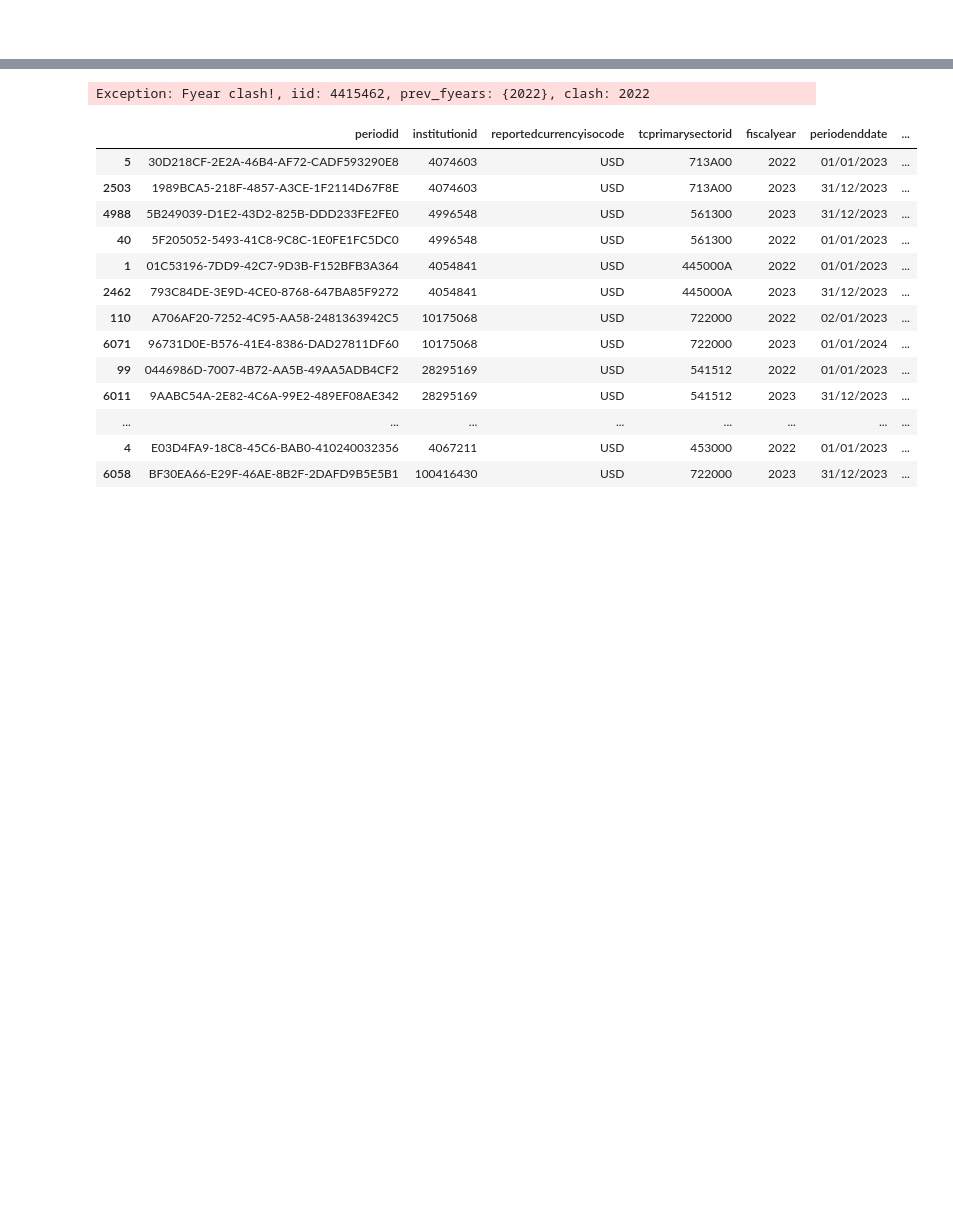
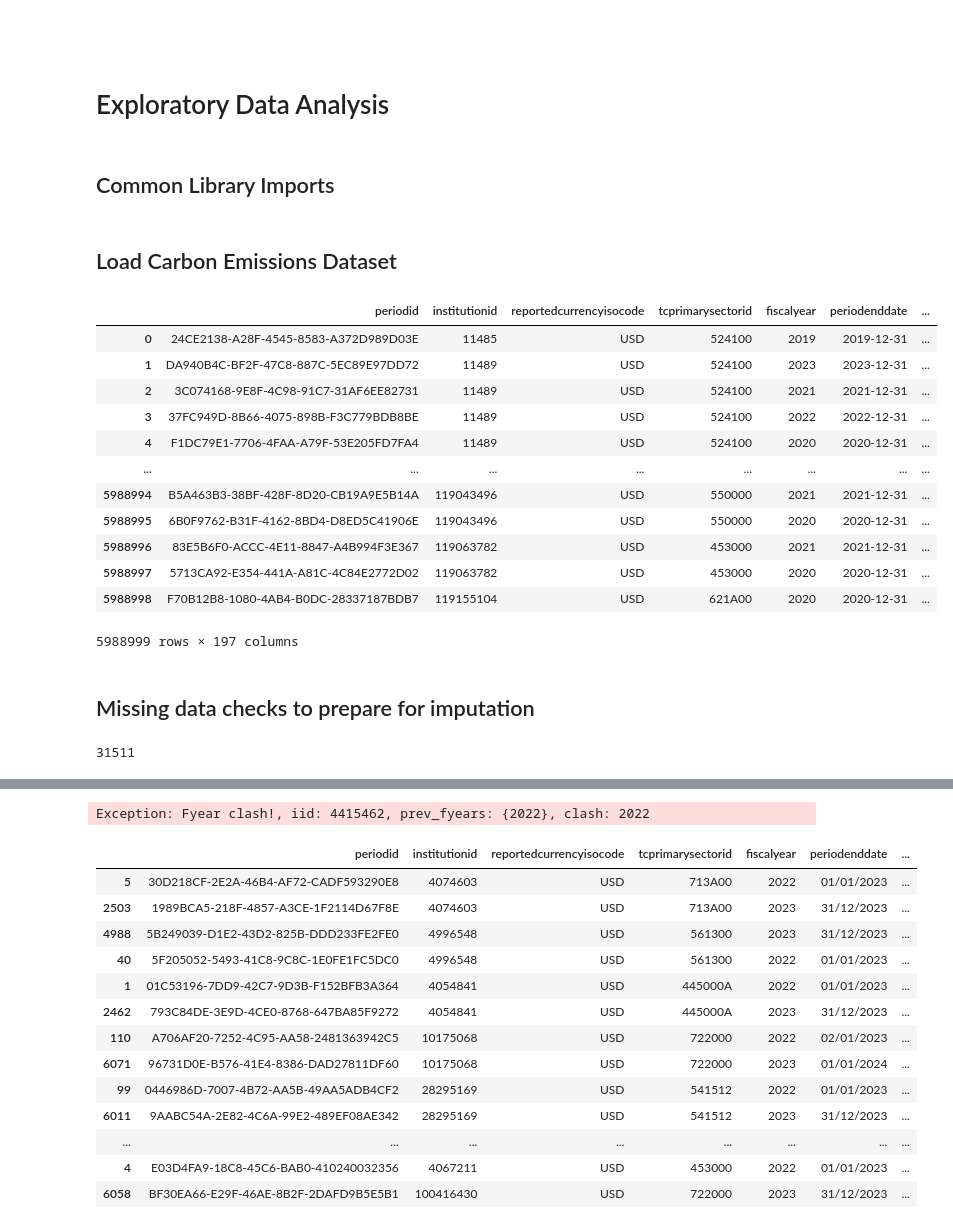
Before and after one commit to varunchodanker/MSc-Individual-Project, a Jupyter notebook: EDA.ipynb, the cells around one changed output, grey strips where cells are left out. Drawn from its saved outputs; the diff is of its cells as text; code cells hidden in the pictures; blank space fills up the shorter version.

```diff
--- a/EDA.ipynb
+++ b/EDA.ipynb
@@ -1,5 +1,32 @@
 # %% [markdown]
 #
+# %% [markdown]
+# Exploratory Data Analysis
+# %% [markdown]
+## Common Library Imports
 # %%
 import pandas as pd
 import numpy as np
+# %% [markdown]
+## Load Carbon Emissions Dataset
+# %%
+""" Read in the CSV """
+df = pd.read_csv("carbon_emissions.csv")
+
+df
+# %% [output]
+|  | periodid | institutionid | reportedcurrencyisocode | tcprimarysectorid | fiscalyear | periodenddate | ... |
+| 0 | 24CE2138-A28F-4545-8583-A372D989D03E | 11485 | USD | 524100 | 2019 | 2019-12-31 | ... |
+| 1 | DA940B4C-BF2F-47C8-887C-5EC89E97DD72 | 11489 | USD | 524100 | 2023 | 2023-12-31 | ... |
+| 2 | 3C074168-9E8F-4C98-91C7-31AF6EE82731 | 11489 | USD | 524100 | 2021 | 2021-12-31 | ... |
+| 3 | 37FC949D-8B66-4075-898B-F3C779BDB8BE | 11489 | USD | 524100 | 2022 | 2022-12-31 | ... |
+| 4 | F1DC79E1-7706-4FAA-A79F-53E205FD7FA4 | 11489 | USD | 524100 | 2020 | 2020-12-31 | ... |
+| ... | ... | ... | ... | ... | ... | ... | ... |
+| 5988994 | B5A463B3-38BF-428F-8D20-CB19A9E5B14A | 119043496 | USD | 550000 | 2021 | 2021-12-31 | ... |
+| 5988995 | 6B0F9762-B31F-4162-8BD4-D8ED5C41906E | 119043496 | USD | 550000 | 2020 | 2020-12-31 | ... |
+| 5988996 | 83E5B6F0-ACCC-4E11-8847-A4B994F3E367 | 119063782 | USD | 453000 | 2021 | 2021-12-31 | ... |
+| 5988997 | 5713CA92-E354-441A-A81C-4C84E2772D02 | 119063782 | USD | 453000 | 2020 | 2020-12-31 | ... |
+| 5988998 | F70B12B8-1080-4AB4-B0DC-28337187BDB7 | 119155104 | USD | 621A00 | 2020 | 2020-12-31 | ... |
+5988999 rows × 197 columns
+# %% [markdown]
+## Missing data checks to prepare for imputation
@@ -5,0 +35,5 @@ import numpy as np
+# %%
+""" Number of unique companies across all the years """
+np.unique(df["gvkey"]).size # roughly 30k
+# %% [output]
+31511
```
Also changed, not shown: parts of 15 cells of this notebook.
